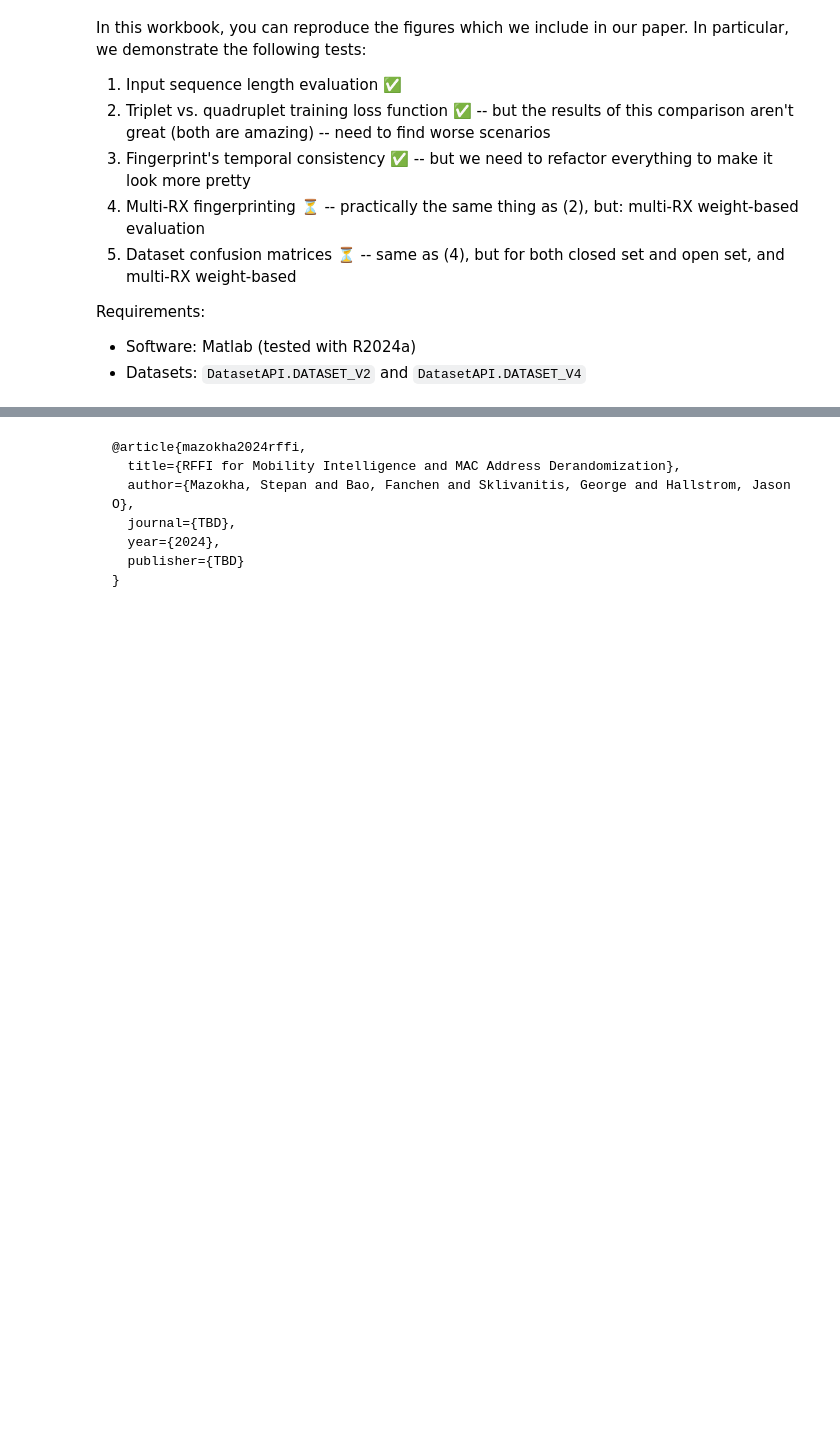
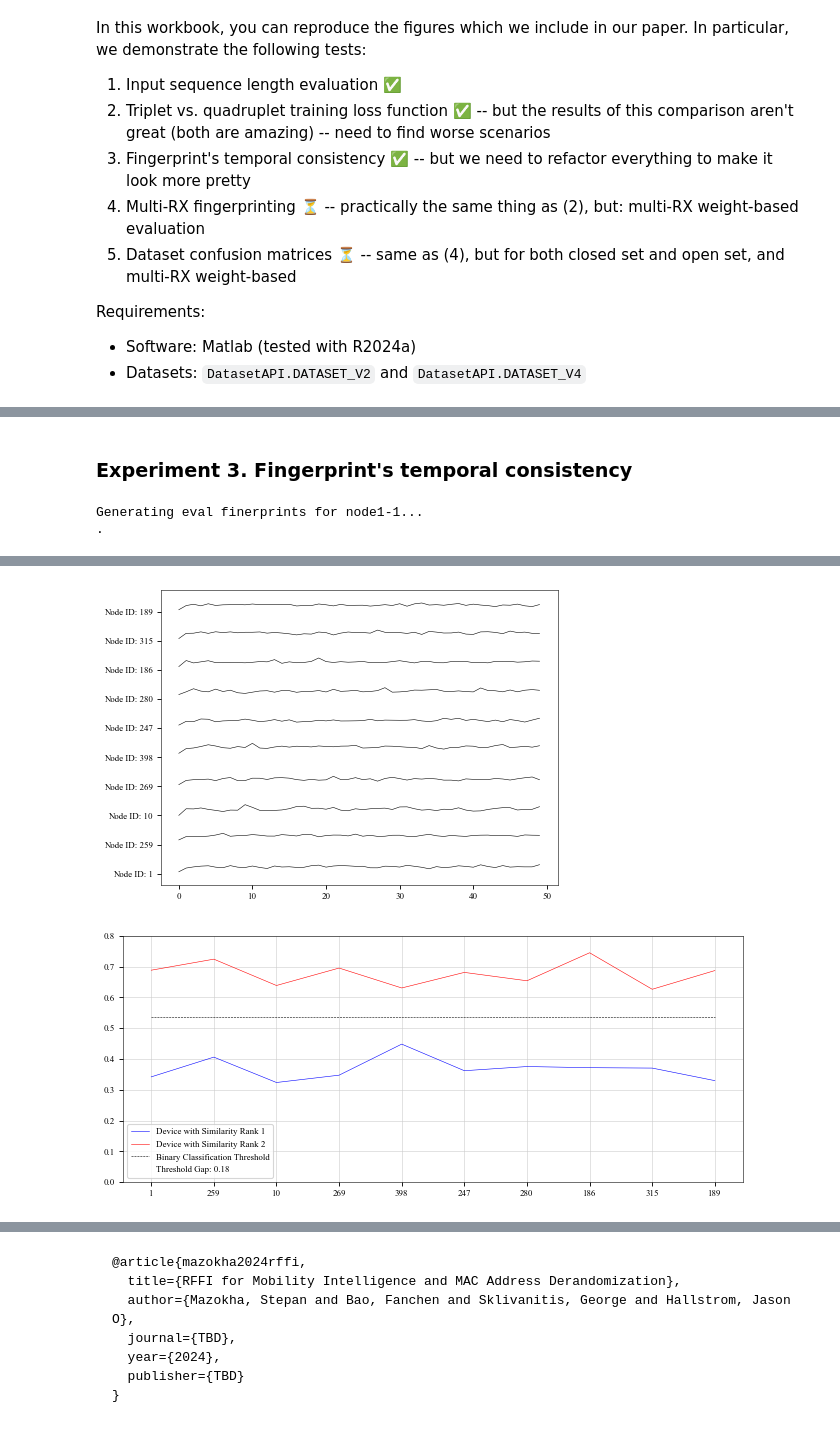
Before and after one commit to C2A2-at-Florida-Atlantic-University/AODT_RFFI, a Jupyter notebook: fingerprinting/evaluation_demo.ipynb, the cells around one changed output, grey strips where cells are left out. Saved outputs shown, nothing was run; the diff lists cells and outputs as text; code cells hidden in the pictures; blank space fills up the shorter version.

```diff
--- a/fingerprinting/evaluation_demo.ipynb
+++ b/fingerprinting/evaluation_demo.ipynb
@@ -244,10 +15,0 @@ The PostScript backend does not support transparency; partially transparent arti
-# %%
-# models, _ = fp_api.train_models(apply_noise=False)
-models = fp_api.load_models()
-
-node_ids_epoch_override=[39, 239, 269, 280, 300, 315, 330, 394, 398]
-
-fp_distances = eval_api.evaluate_temporal_stability(
-    models, RX_NODES_V2,
-    node_ids_epoch_override,
-    epochs_override=None, fig_path=ROOT_DIRECTORY, render_heatmaps=False, render_temp_stability=True, rank_dist_fig_file = False)
@@ -446,0 +340,26 @@ The PostScript backend does not support transparency; partially transparent arti
+# %% [markdown]
+### Experiment 3. Fingerprint's temporal consistency
+# %%
+if DATASET_NAME == DatasetAPI.DATASET_V2:
+    node_ids_epoch_override=DatasetAPI.DATASET_V2_TX_MAX_EPOCHS
+    epochs_override=DatasetAPI.DATASET_V2_EPOCHS_MAX_DEVICES
+elif DATASET_NAME == DatasetAPI.DATASET_V4:
+    node_ids_epoch_override=DatasetAPI.DATASET_V4_TX_MAX_EPOCHS
+    epochs_override=DatasetAPI.DATASET_V4_EPOCHS_MAX_DEVICES
+else:
+    print(f'No configs for {DATASET_NAME}')
+
+# models, _ = fp_api.train_models(apply_noise=False)
+models = fp_api.load_models()
+
+fp_distances = eval_api.evaluate_temporal_stability(
+    models, RX_NODES,
+    node_ids_epoch=node_ids_epoch_override,
+    epochs_override=epochs_override,
+    fig_path=ROOT_DIRECTORY,
+    render_heatmaps=False,
+    render_temp_stability=True,
+    rank_dist_fig_file = False)
+# %% [output]
+Generating eval finerprints for node1-1...
+.
@@ -446,0 +384,2 @@ The PostScript backend does not support transparency; partially transparent arti
+[figure, added]
+[figure, added]
```
Also changed, not shown: parts of 43 cells of this notebook, 9 other files.
